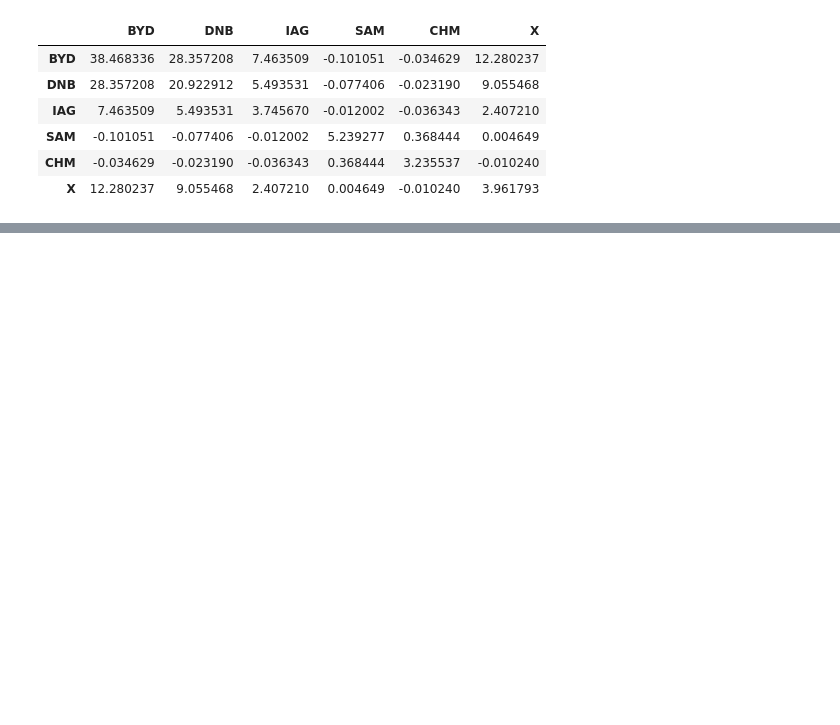
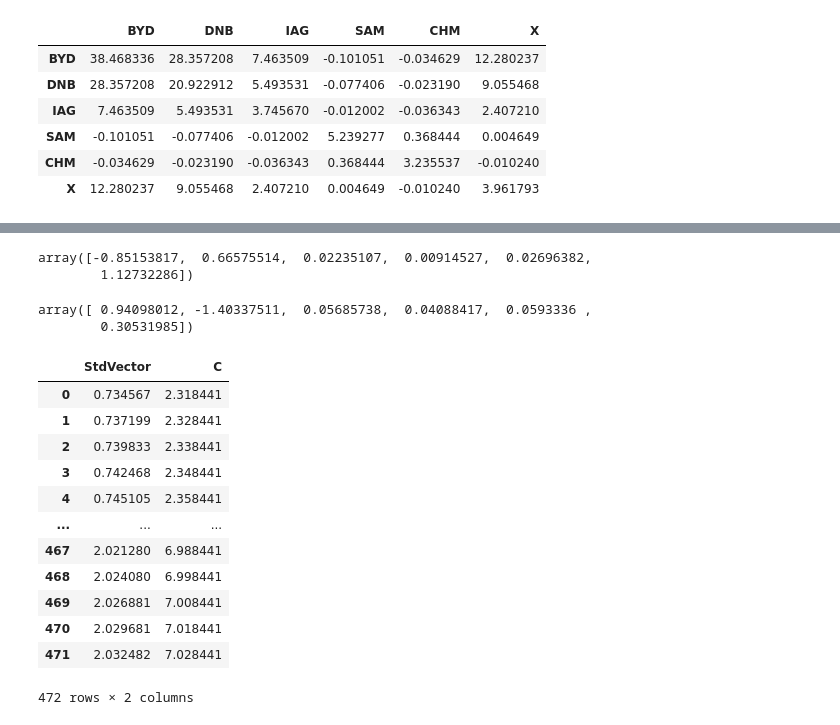
Before and after one commit to xwj0109/PTCW, a Jupyter notebook: MCrisk.ipynb, the cells around one changed output, grey strips where cells are left out. Saved outputs shown, nothing was run; the diff lists cells and outputs as text; code cells hidden in the pictures; blank space fills up the shorter version.

```diff
--- a/MCrisk.ipynb
+++ b/MCrisk.ipynb
@@ -144,0 +178,44 @@ plt.show()
+# %%
+#Calculate Alpha_0
+alpha_0 = ((np.dot(B*np.linalg.inv(VarCov_Mat), one.transpose().reshape(6)) - np.dot(A * np.linalg.inv(VarCov_Mat), mean)))/D
+alpha_0 = alpha_0.flatten()
+alpha_0
+# %% [output]
+array([-0.85153817,  0.66575514,  0.02235107,  0.00914527,  0.02696382,
+        1.12732286])
+# %%
+#Calculate Alpha_1
+alpha_1 = (np.dot((F*np.linalg.inv(VarCov_Mat)),mean) - np.dot((A*np.linalg.inv(VarCov_Mat)),one.transpose().reshape(6)))/D
+alpha_1 = alpha_1.flatten()
+alpha_1
+# %% [output]
+array([ 0.94098012, -1.40337511,  0.05685738,  0.04088417,  0.0593336 ,
+        0.30531985])
+# %%
+MinPortfolioRet = min(portfolio_rets)
+MaxPortfolioRet = max(portfolio_rets)
+C = np.arange(MinPortfolioRet, MaxPortfolioRet, 0.01)
+StdVector = []
+
+for ret in C:
+    w = alpha_0 + alpha_1 * ret
+    Stds = np.sqrt((np.dot(np.dot(np.transpose(w), VarCov_Mat), w)))
+    StdVector.append(Stds)
+
+
+df = pd.DataFrame({"StdVector": StdVector, "C": C.tolist()})
+df
+# %% [output]
+|  | StdVector | C |
+| 0 | 0.734567 | 2.318441 |
+| 1 | 0.737199 | 2.328441 |
+| 2 | 0.739833 | 2.338441 |
+| 3 | 0.742468 | 2.348441 |
+| 4 | 0.745105 | 2.358441 |
+| ... | ... | ... |
+| 467 | 2.021280 | 6.988441 |
+| 468 | 2.024080 | 6.998441 |
+| 469 | 2.026881 | 7.008441 |
+| 470 | 2.029681 | 7.018441 |
+| 471 | 2.032482 | 7.028441 |
+472 rows × 2 columns
```
Also changed, not shown: parts of 14 cells of this notebook.
